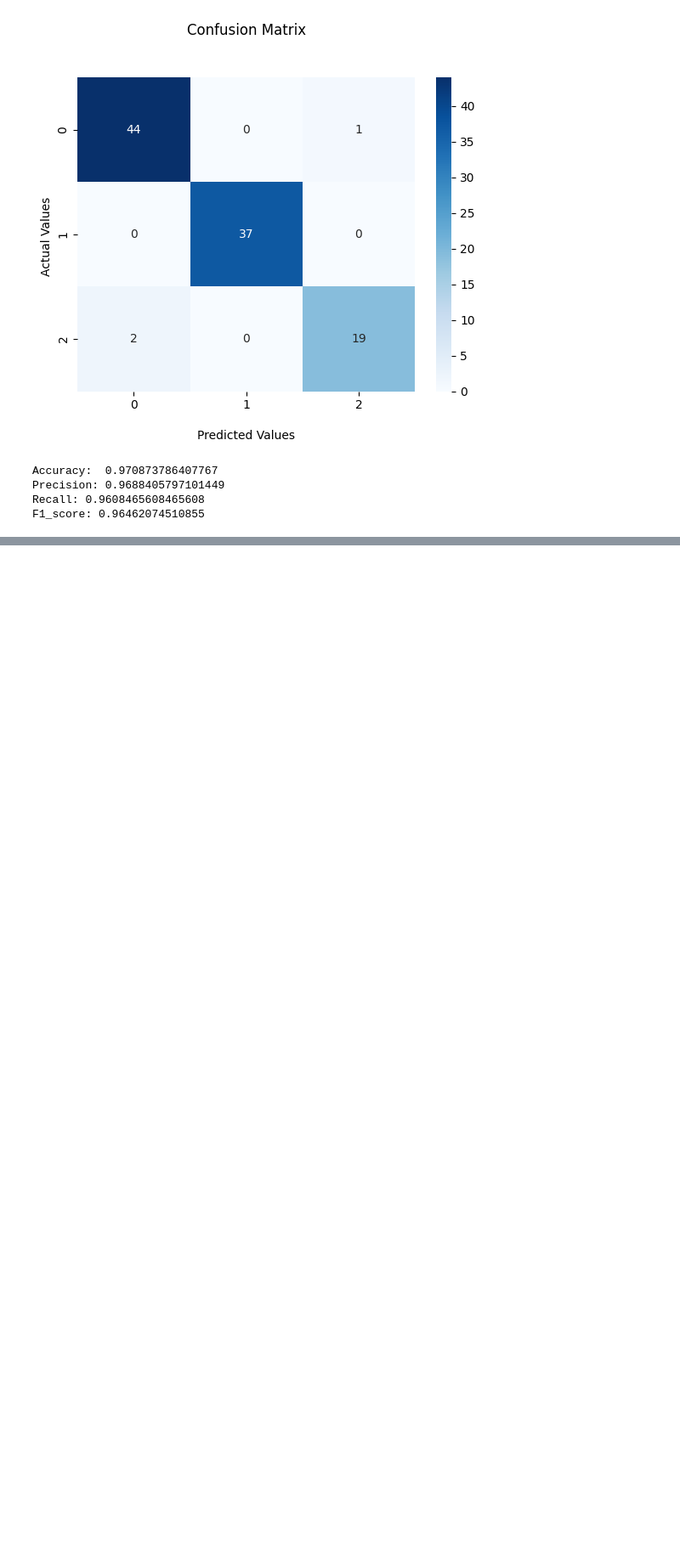
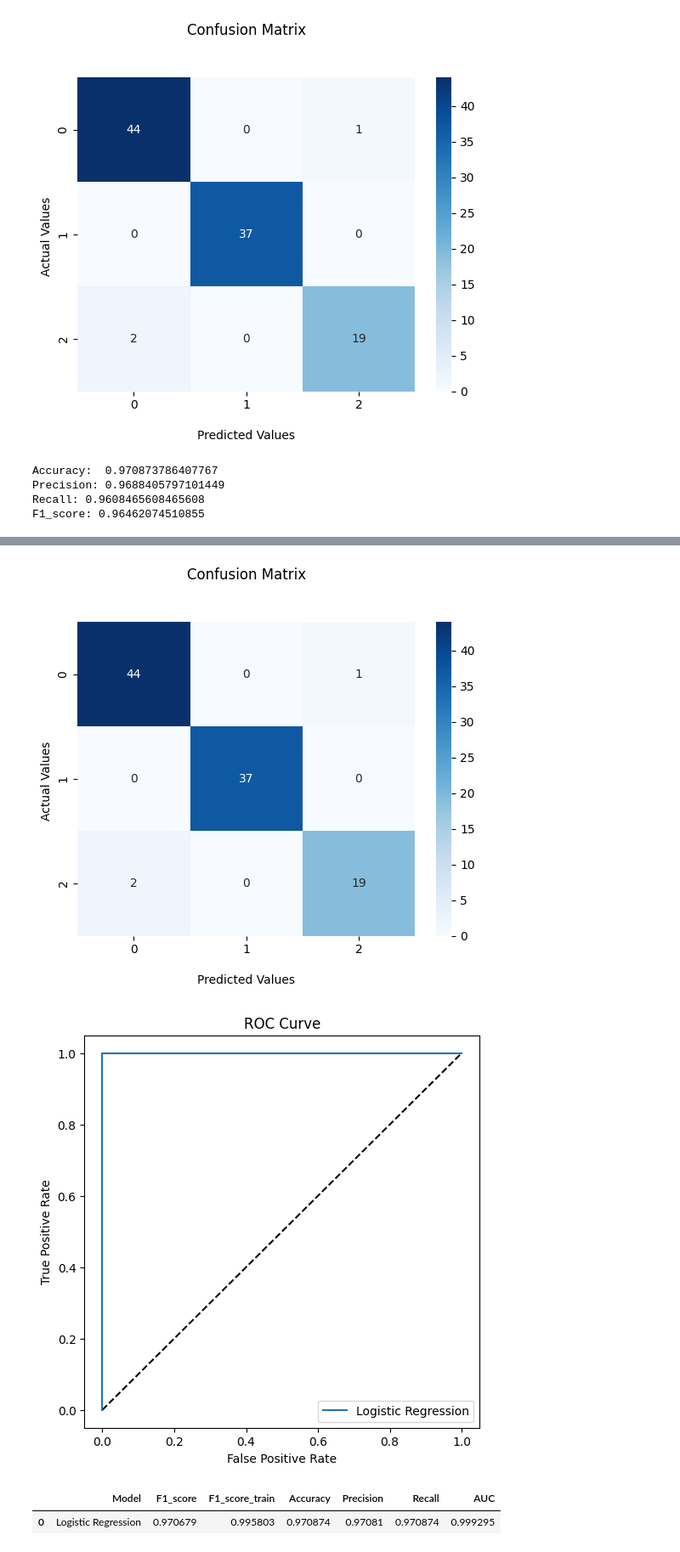
Before and after one commit to KenZooo11/m14.5, a Jupyter notebook: 14.5.ipynb, the cells around one changed output, grey strips where cells are left out. Shown at 85% size. Drawn from its saved outputs; the diff is of its cells as text; code cells hidden in the pictures; blank space fills up the shorter version.

```diff
--- a/14.5.ipynb
+++ b/14.5.ipynb
@@ -401,0 +395,3 @@ MODEL 80:distance:: f1_train=1.0, f1_test=0.2222222222222222
+# %%
+calculate_metrics(model_lr, 'Logistic Regression', X_test_standardized, y_test)
+# %% [output]
@@ -401,0 +407,4 @@ MODEL 80:distance:: f1_train=1.0, f1_test=0.2222222222222222
+[figure, added]
+[figure, added]
+|  | Model | F1_score | F1_score_train | Accuracy | Precision | Recall | AUC |
+| 0 | Logistic Regression | 0.970679 | 0.995803 | 0.970874 | 0.97081 | 0.970874 | 0.999295 |
```
Also changed, not shown: parts of 30 cells of this notebook.
